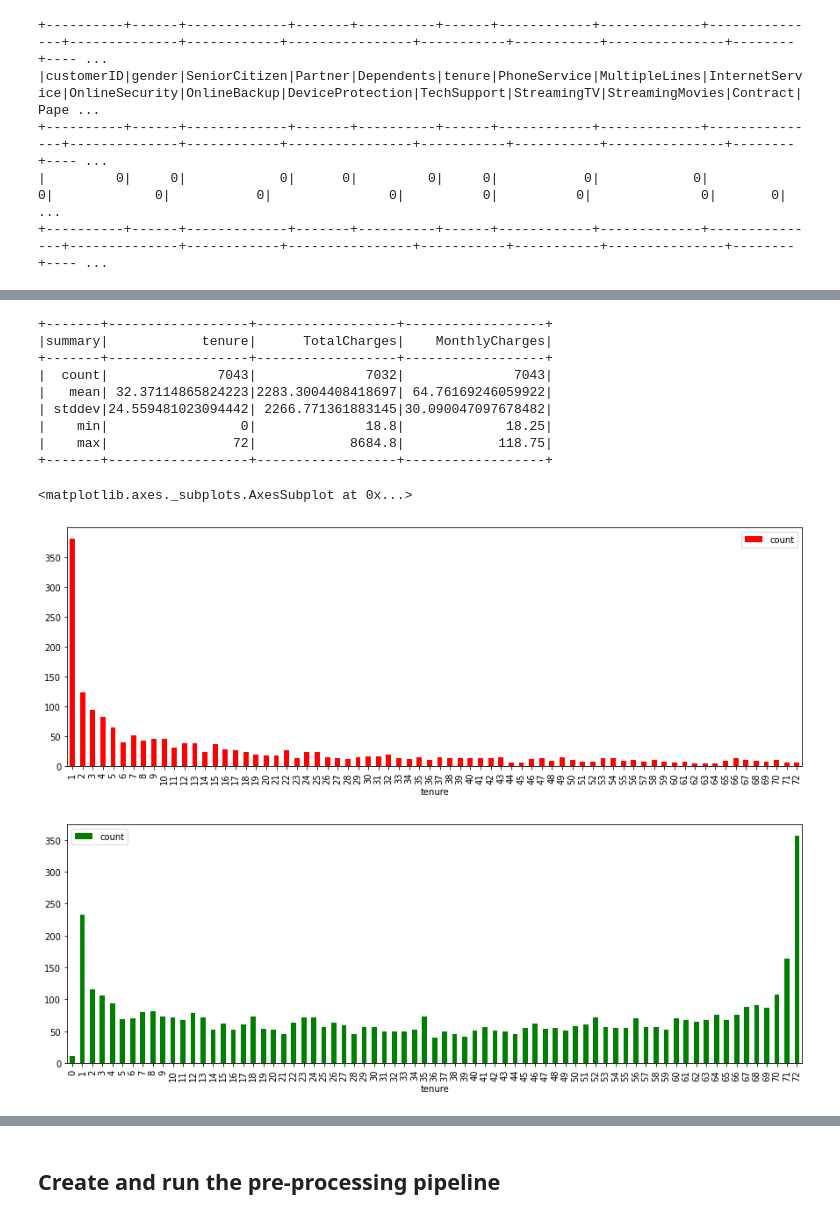
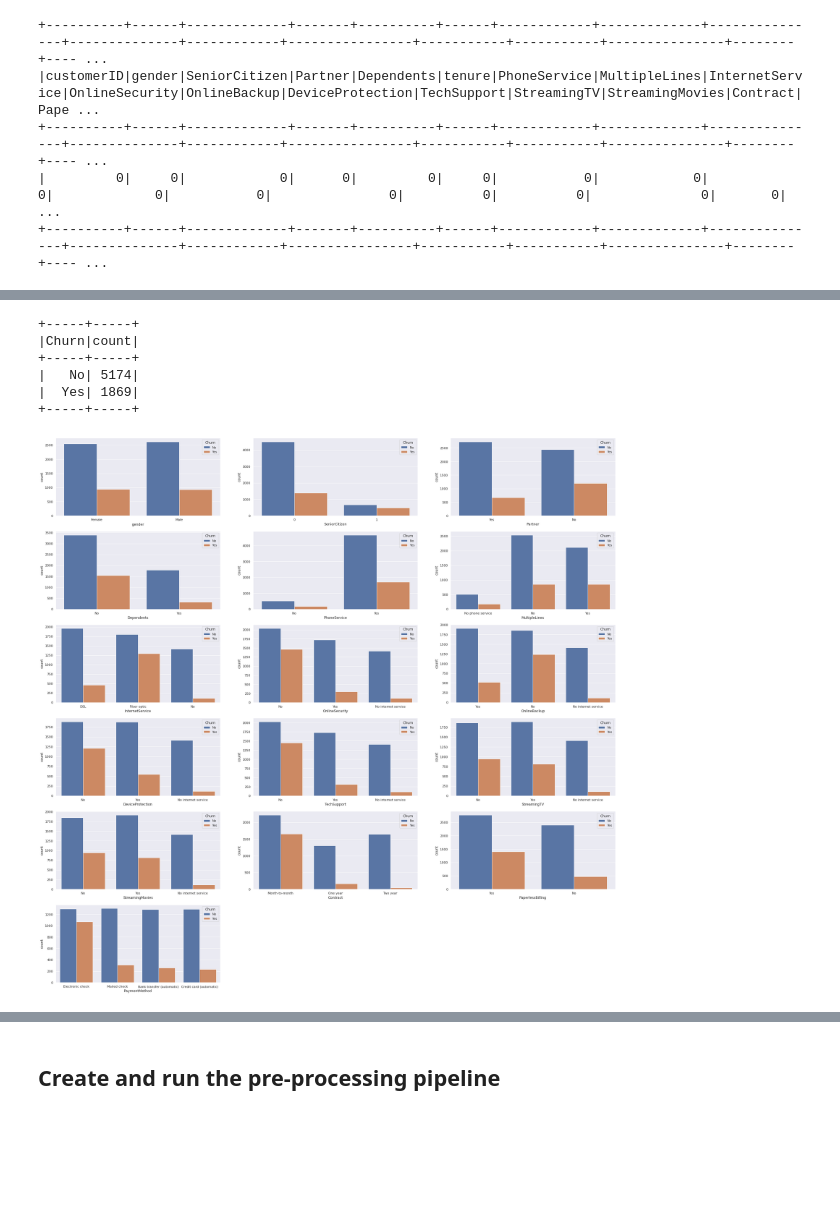
Before and after one commit to AndreiLesi/Data-AI, a Jupyter notebook: churnAnalysis_spark.ipynb, the cells around one changed output, grey strips where cells are left out. Saved outputs shown, nothing was run; the diff lists cells and outputs as text; code cells hidden in the pictures; blank space fills up the shorter version.

```diff
--- a/churnAnalysis_spark.ipynb
+++ b/churnAnalysis_spark.ipynb
@@ -139,26 +101,27 @@ df.stat.freqItems(catColumns, 0.6).collect()
-# %%
-# Analyze the numeric columns:
-df.select("tenure", "TotalCharges", "MonthlyCharges").describe().show()
-
-pdf_df = df.select("tenure", "churn").groupBy("tenure","churn").count()\
-                                     .sort("tenure","churn").toPandas()
-pdf_df[pdf_df["churn"] == "Yes"].plot.bar(x = "tenure", y = "count",
-                                          figsize = (15,5), color = "r")
-pdf_df[pdf_df["churn"] == "No"].plot.bar(x = "tenure", y = "count",
-                                         figsize = (15,5), color = "g")
-
-# We can see that the churn = yes rate drops with increasing tenure
-# and subsequently that the churn = no rate increases with incr. tenure
-# %% [output]
-+-------+------------------+------------------+------------------+
-|summary|            tenure|      TotalCharges|    MonthlyCharges|
-+-------+------------------+------------------+------------------+
-|  count|              7043|              7032|              7043|
-|   mean| 32.37114865824223|2283.3004408418697| 64.76169246059922|
-| stddev|24.559481023094442| 2266.771361883145|30.090047097678482|
-|    min|                 0|              18.8|             18.25|
-|    max|                72|            8684.8|            118.75|
-+-------+------------------+------------------+------------------+
-<matplotlib.axes._subplots.AxesSubplot at 0x...>
-[figure, removed]
-[figure, removed]
+# %%
+# Analyze categorical columns -> use df.columns to find out which one there is
+catColumns = ["gender", "SeniorCitizen", 'Partner', 'Dependents', 'PhoneService'
+              ,'MultipleLines', 'InternetService', 'OnlineSecurity',
+              'OnlineBackup', 'DeviceProtection', 'TechSupport', 'StreamingTV',
+              'StreamingMovies', 'Contract', 'PaperlessBilling', 'PaymentMethod'
+              ]
+
+# See if dataset is balanced or not -> here unbalanced
+df.groupBy("Churn").count().show()
+
+# Plot all categorical columns
+df_pd = df.toPandas()
+fig, ax = plt.subplots(6,3, figsize=(35,35))
+axlist = [val for sublist in ax for val in sublist]
+ax[-1, -1].axis('off')
+ax[-1, -2].axis('off')
+for i in range(len(catColumns)):
+  sns.countplot(x=catColumns[i], hue="Churn", data = df_pd, ax = axlist[i])
+# %% [output]
++-----+-----+
+|Churn|count|
++-----+-----+
+|   No| 5174|
+|  Yes| 1869|
++-----+-----+
+[figure, added]
```
Also changed, not shown: parts of 17 cells of this notebook.
